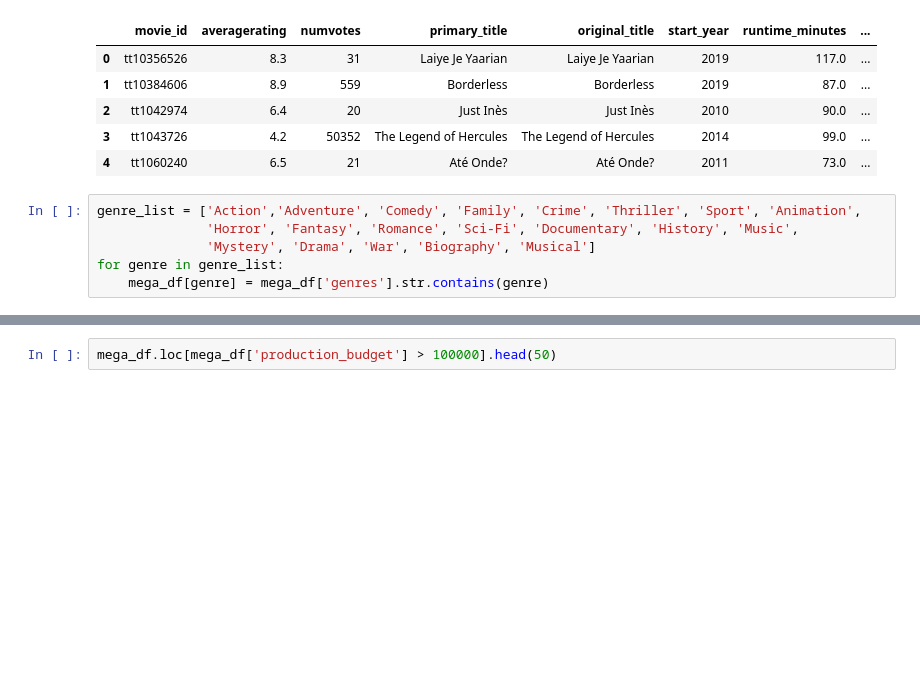
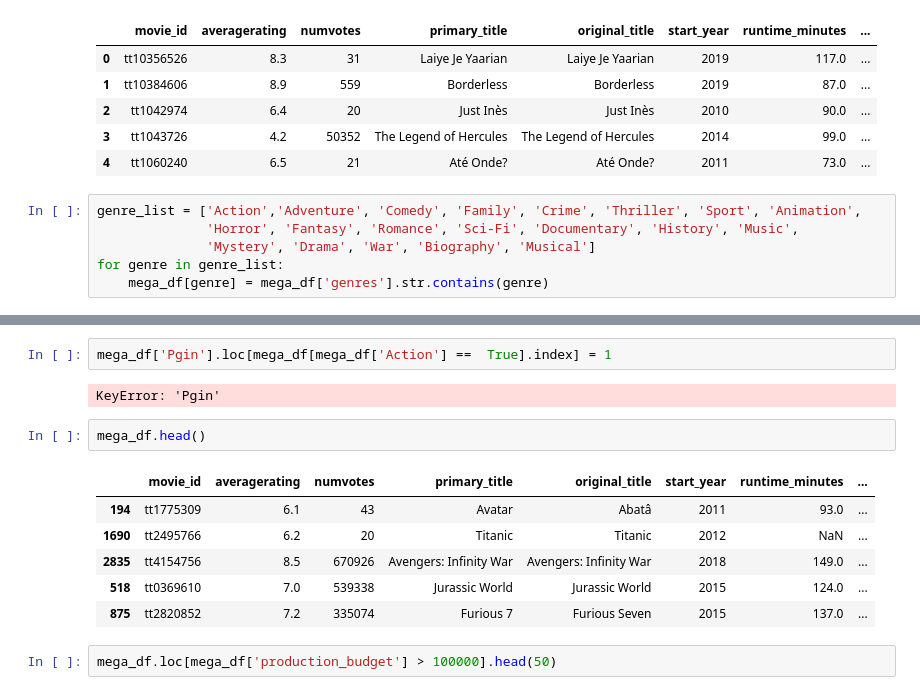
Before and after one commit to Reynch/dsc-phase-2-project-v3, a Jupyter notebook: Reyn.ipynb, the cells around one changed output, grey strips where cells are left out. Cells and saved outputs as stored; diff of their text form; blank space fills up the shorter version.

```diff
--- a/Reyn.ipynb
+++ b/Reyn.ipynb
@@ -273,3 +293,16 @@ mega_df[mega_df['Action'] == True].head()
+# %%
+mega_df['Pgin'].loc[mega_df[mega_df['Action'] ==  True].index] = 1
+# %% [output]
+KeyError: 'Pgin'
+# %%
+mega_df.head()
+# %% [output]
+|  | movie_id | averagerating | numvotes | primary_title | original_title | start_year | runtime_minutes | ... |
+| 194 | tt1775309 | 6.1 | 43 | Avatar | Abatâ | 2011 | 93.0 | ... |
+| 1690 | tt2495766 | 6.2 | 20 | Titanic | Titanic | 2012 | NaN | ... |
+| 2835 | tt4154756 | 8.5 | 670926 | Avengers: Infinity War | Avengers: Infinity War | 2018 | 149.0 | ... |
+| 518 | tt0369610 | 7.0 | 539338 | Jurassic World | Jurassic World | 2015 | 124.0 | ... |
+| 875 | tt2820852 | 7.2 | 335074 | Furious 7 | Furious Seven | 2015 | 137.0 | ... |
 # %%
 mega_df.loc[mega_df['production_budget'] > 100000].head(50)
 # %% [output]
```
Also changed, not shown: parts of 2 cells of this notebook, 1 other file.
